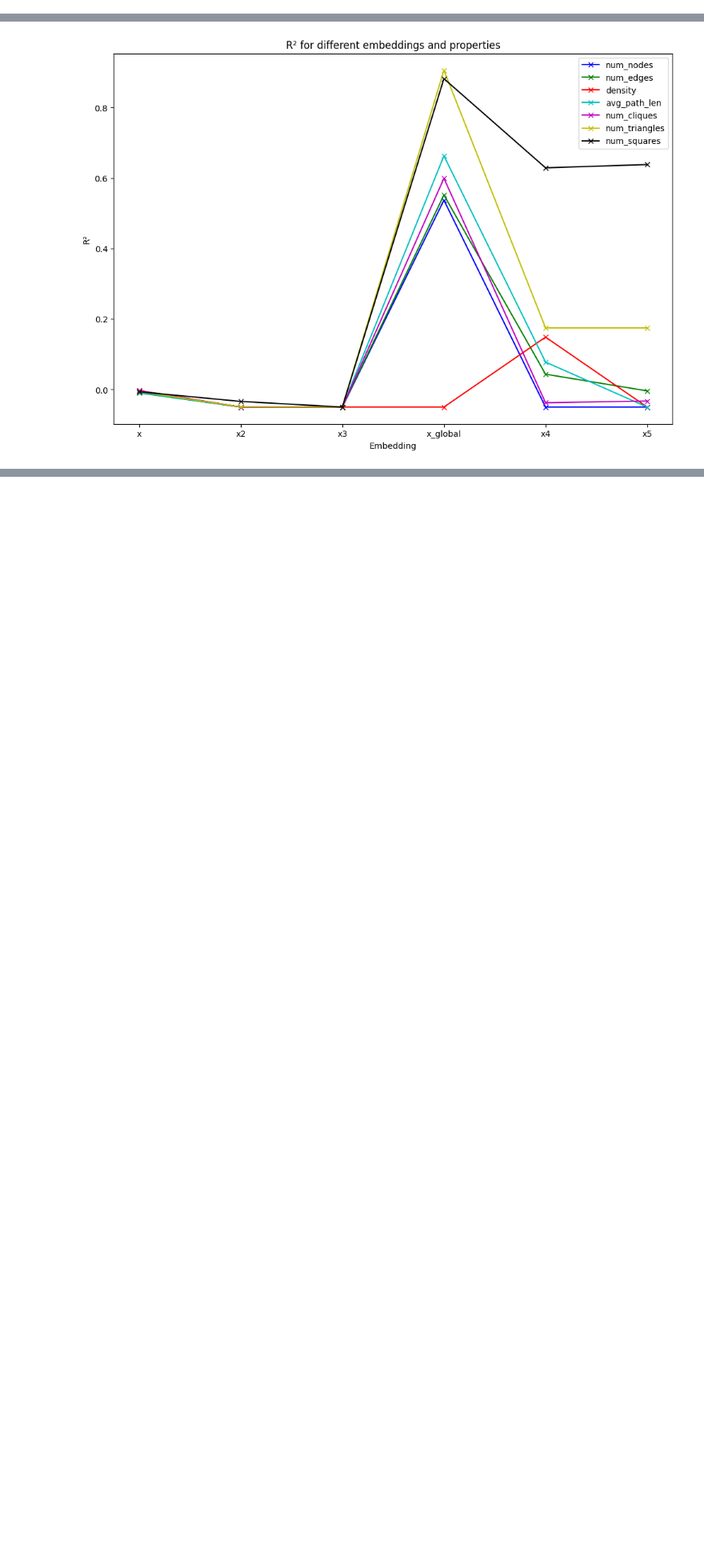
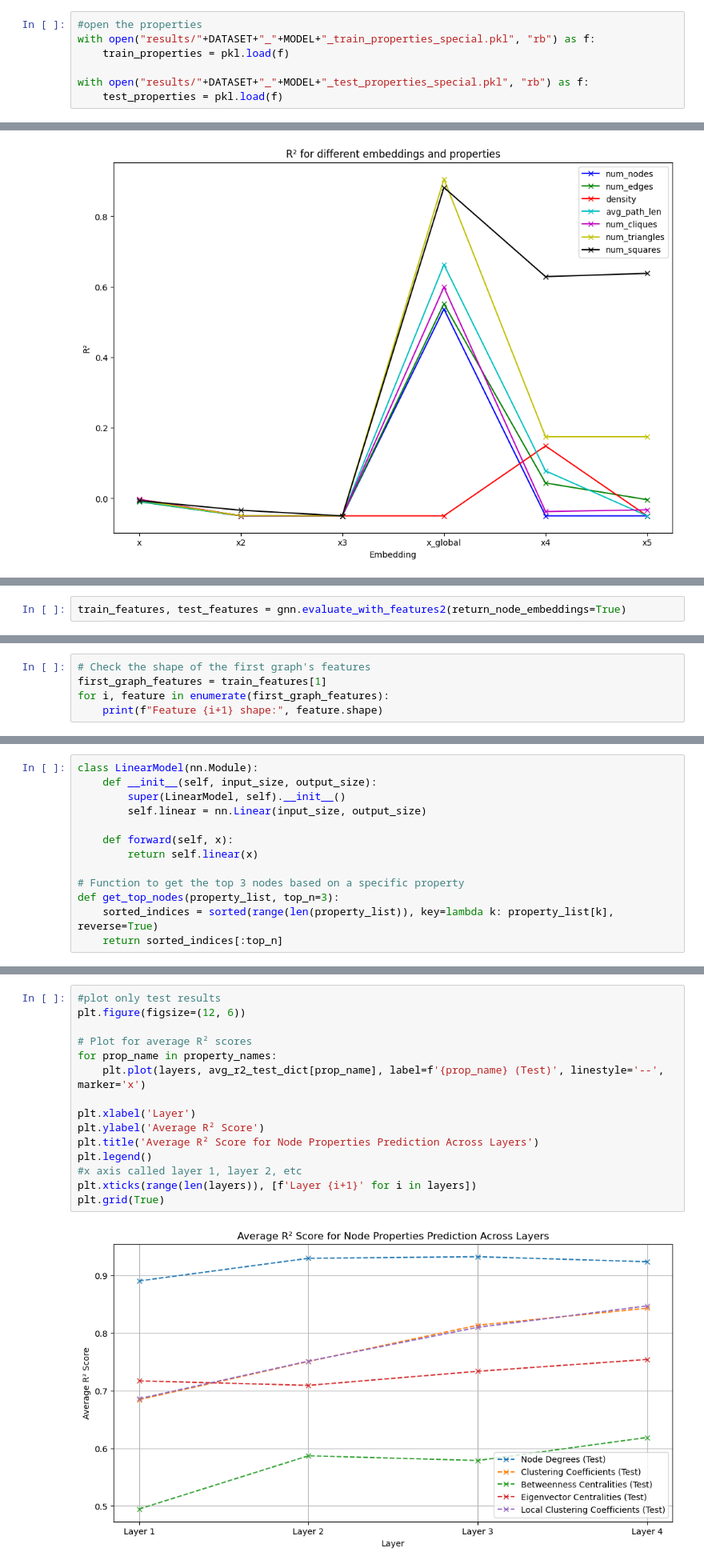
Before and after one commit to TomPelletreauDuris/Probing-GNN-representations, a Jupyter notebook: Probing_GAT.ipynb, the cells around one changed output, grey strips where cells are left out. Shown at 80% size. Drawn from its saved outputs; the diff is of its cells as text; blank space fills up the shorter version.

Commit message:
testes for finilising probing artificila dataset

```diff
--- a/Probing_GAT.ipynb
+++ b/Probing_GAT.ipynb
@@ -124,0 +131,7 @@ train_features, test_features = gnn.evaluate_with_features2()
+# %%
+#open the properties
+with open("results/"+DATASET+"_"+MODEL+"_train_properties_special.pkl", "rb") as f:
+    train_properties = pkl.load(f)
+
+with open("results/"+DATASET+"_"+MODEL+"_test_properties_special.pkl", "rb") as f:
+    test_properties = pkl.load(f)
@@ -519,0 +685,2 @@ plt.show()
+# %%
+train_features, test_features = gnn.evaluate_with_features2(return_node_embeddings=True)
@@ -519,0 +709,5 @@ plt.show()
+# %%
+# Check the shape of the first graph's features
+first_graph_features = train_features[1]
+for i, feature in enumerate(first_graph_features):
+    print(f"Feature {i+1} shape:", feature.shape)
@@ -519,0 +738,13 @@ plt.show()
+# %%
+class LinearModel(nn.Module):
+    def __init__(self, input_size, output_size):
+        super(LinearModel, self).__init__()
+        self.linear = nn.Linear(input_size, output_size)
+
+    def forward(self, x):
+        return self.linear(x)
+
+# Function to get the top 3 nodes based on a specific property
+def get_top_nodes(property_list, top_n=3):
+    sorted_indices = sorted(range(len(property_list)), key=lambda k: property_list[k], reverse=True)
+    return sorted_indices[:top_n]
@@ -519,0 +1056,17 @@ plt.show()
+# %%
+#plot only test results
+plt.figure(figsize=(12, 6))
+
+# Plot for average R² scores
+for prop_name in property_names:
+    plt.plot(layers, avg_r2_test_dict[prop_name], label=f'{prop_name} (Test)', linestyle='--', marker='x')
+
+plt.xlabel('Layer')
+plt.ylabel('Average R² Score')
+plt.title('Average R² Score for Node Properties Prediction Across Layers')
+plt.legend()
+#x axis called layer 1, layer 2, etc
+plt.xticks(range(len(layers)), [f'Layer {i+1}' for i in layers])
+plt.grid(True)
+# %% [output]
+[figure, added]
```
Also changed, not shown: parts of 47 cells of this notebook, 9 other files.
